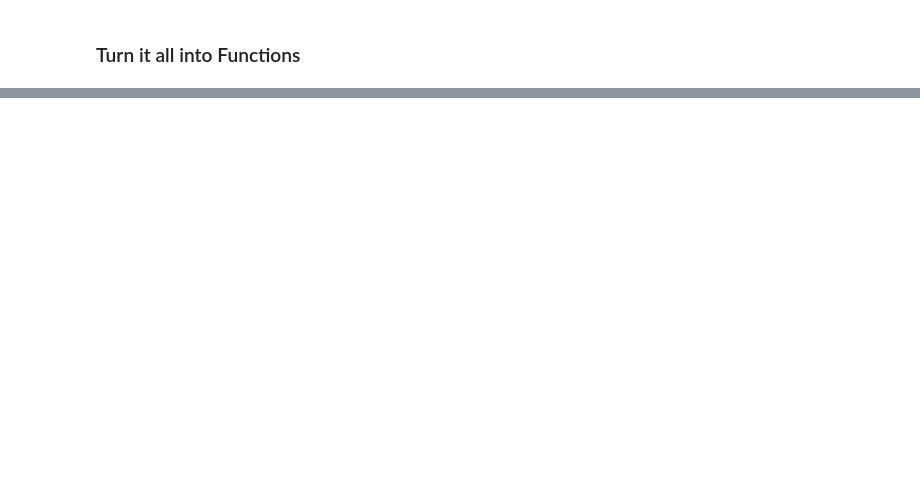
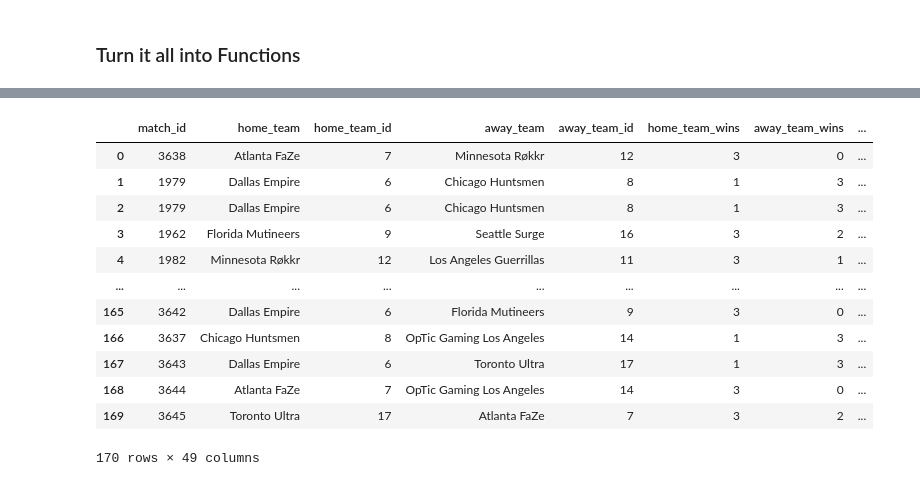
Before and after one commit to ryankirkland/cod_scraper, a Jupyter notebook: COD_League_Scraper.ipynb, the cells around one changed output, grey strips where cells are left out. Cells and saved outputs as stored; diff of their text form; code cells hidden in the pictures; blank space fills up the shorter version.

Commit message:
run scraper and save data

```diff
--- a/COD_League_Scraper.ipynb
+++ b/COD_League_Scraper.ipynb
@@ -55,7 +58,7 @@ loser_team_id = content_dict['props']['pageProps']['blocks'][1]['cdlMatchDetail'
 match_games = content_dict['props']['pageProps']['blocks'][1]['cdlMatchDetail']['matchData']['matchGamesExtended']
 
 # Get game-specific data (map, score, mode, etc) and store to list for appending to DataFrame
-matches = [home_team, home_team_id, away_team, away_team_id, home_team_wins, away_team_wins, winning_team_id, loser_team_id]
+matches = [match_id, home_team, home_team_id, away_team, away_team_id, home_team_wins, away_team_wins, winning_team_id, loser_team_id]
 counter = 0
 
 for game in match_games:
@@ -82,12 +91,12 @@ for game in match_games:
 # %%
 # Convert to numpy array for easy transformation
 matches = np.array(matches)
-matches = matches.reshape(1, 48)
+matches = matches.reshape(1, 49)
 
 # Convert to DataFrame
 matches_df = pd.DataFrame(
     matches,
-    columns=['home_team', 'home_team_id', 'away_team', 'away_team_id', 'home_team_wins', 'away_team_wins', 'winning_team_id', 'losing_team_id', 'match_1_id', 'match_1_map', 'match_1_gametype', 'match_1_lang', 'match_1_home_score', 'match_1_away_score', 'match_1_winning_team', 'match_1_losing_team', 'match_2_id', 'match_2_map', 'match_2_gametype', 'match_2_lang', 'match_2_home_score', 'match_2_away_score', 'match_2_winning_team', 'match_2_losing_team', 'match_3_id', 'match_3_map', 'match_3_gametype', 'match_3_lang', 'match_3_home_score', 'match_3_away_score', 'match_3_winning_team', 'match_3_losing_team', 'match_4_id', 'match_4_map', 'match_4_gametype', 'match_4_lang', 'match_4_home_score', 'match_4_away_score', 'match_4_winning_team', 'match_4_losing_team', 'match_5_id', 'match_5_map', 'match_5_gametype', 'match_5_lang', 'match_5_home_score', 'match_5_away_score', 'match_5_winning_team', 'match_5_losing_team']
+    columns=['match_id', 'home_team', 'home_team_id', 'away_team', 'away_team_id', 'home_team_wins', 'away_team_wins', 'winning_team_id', 'losing_team_id', 'game_1_id', 'game_1_map', 'game_1_gametype', 'game_1_lang', 'game_1_home_score', 'game_1_away_score', 'game_1_winning_team', 'game_1_losing_team', 'game_2_id', 'game_2_map', 'game_2_gametype', 'game_2_lang', 'game_2_home_score', 'game_2_away_score', 'game_2_winning_team', 'game_2_losing_team', 'game_3_id', 'game_3_map', 'game_3_gametype', 'game_3_lang', 'game_3_home_score', 'game_3_away_score', 'game_3_winning_team', 'game_3_losing_team', 'game_4_id', 'game_4_map', 'game_4_gametype', 'game_4_lang', 'game_4_home_score', 'game_4_away_score', 'game_4_winning_team', 'game_4_losing_team', 'game_5_id', 'game_5_map', 'game_5_gametype', 'game_5_lang', 'game_5_home_score', 'game_5_away_score', 'game_5_winning_team', 'game_5_losing_team']
 )
 
 # Store to CSV for later use
@@ -223,0 +271,4 @@ def store_match_data(df, match):
+# %%
+match_df = pd.read_csv('data/2020_reg_season_matches.csv')
+# %%
+match_df = collect_all_pages(ids, match_df)
@@ -223,0 +297,16 @@ def store_match_data(df, match):
+# %%
+match_df
+# %% [output]
+|  | match_id | home_team | home_team_id | away_team | away_team_id | home_team_wins | away_team_wins | ... |
+| 0 | 3638 | Atlanta FaZe | 7 | Minnesota Røkkr | 12 | 3 | 0 | ... |
+| 1 | 1979 | Dallas Empire | 6 | Chicago Huntsmen | 8 | 1 | 3 | ... |
+| 2 | 1979 | Dallas Empire | 6 | Chicago Huntsmen | 8 | 1 | 3 | ... |
+| 3 | 1962 | Florida Mutineers | 9 | Seattle Surge | 16 | 3 | 2 | ... |
+| 4 | 1982 | Minnesota Røkkr | 12 | Los Angeles Guerrillas | 11 | 3 | 1 | ... |
+| ... | ... | ... | ... | ... | ... | ... | ... | ... |
+| 165 | 3642 | Dallas Empire | 6 | Florida Mutineers | 9 | 3 | 0 | ... |
+| 166 | 3637 | Chicago Huntsmen | 8 | OpTic Gaming Los Angeles | 14 | 1 | 3 | ... |
+| 167 | 3643 | Dallas Empire | 6 | Toronto Ultra | 17 | 1 | 3 | ... |
+| 168 | 3644 | Atlanta FaZe | 7 | OpTic Gaming Los Angeles | 14 | 3 | 0 | ... |
+| 169 | 3645 | Toronto Ultra | 17 | Atlanta FaZe | 7 | 3 | 2 | ... |
+170 rows × 49 columns
```
Also changed, not shown: parts of 15 cells of this notebook, 1 other file.
